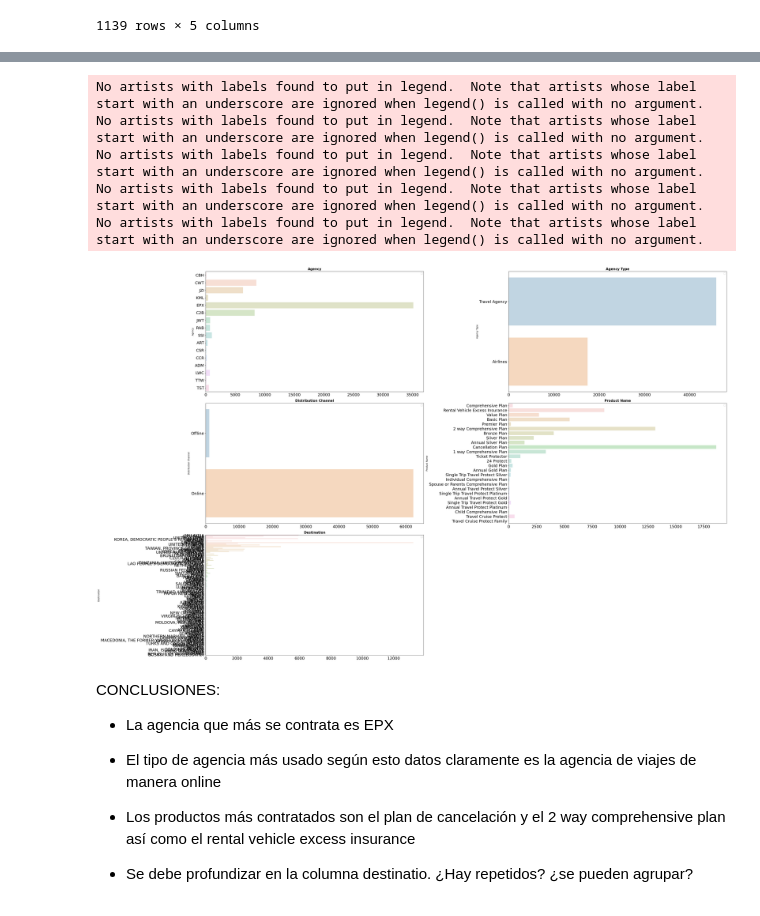
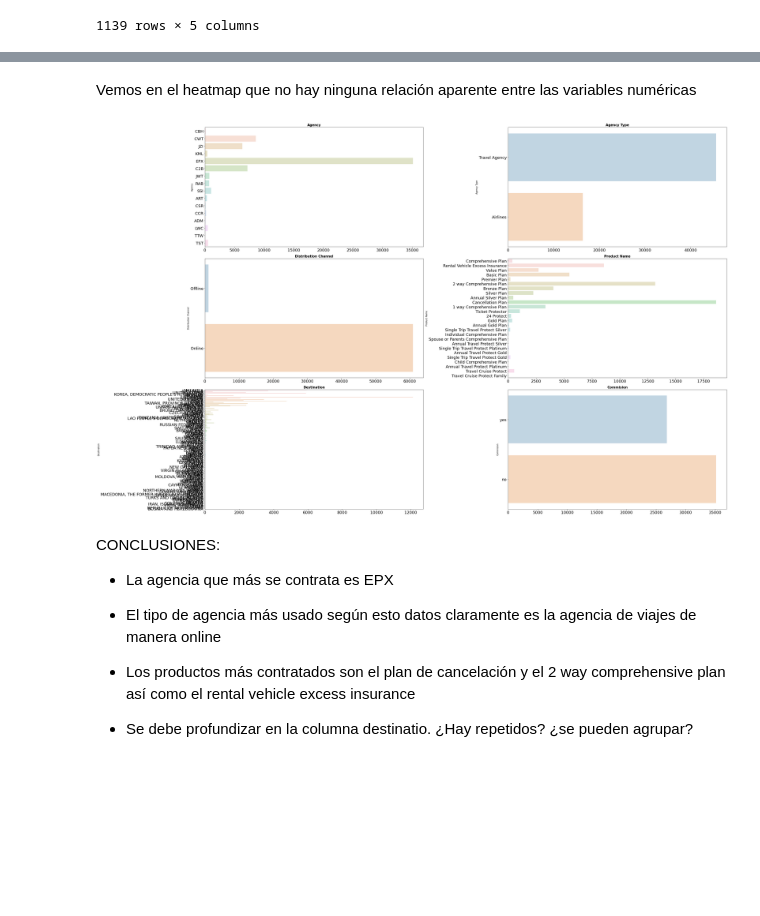
Before and after one commit to NataliaBarquin/Adalab_Pair_programming_5_machine_learning, a Jupyter notebook: Pair_RLO1_EDA.ipynb, the cells around one changed output, grey strips where cells are left out. Drawn from its saved outputs; the diff is of its cells as text; code cells hidden in the pictures; blank space fills up the shorter version.

```diff
--- a/Pair_RLO1_EDA.ipynb
+++ b/Pair_RLO1_EDA.ipynb
@@ -306,6 +306,10 @@ def cat (col):
         return "yes"
 # %%
 df_travel["Commision"] = df_travel["Commision (in value)"].apply(cat)
+# %%
+#Eliminamos la columna original
+
+df_travel = df_travel.drop('Commision (in value)', axis = 1)
 # %%
 # analizamos más a fondo la columna Duration
 
@@ -363,3 +367,25 @@ df_num.stb.freq(["Net Sales"])
 | 1137 | -357.5 | 1 | 0.001579 | 63325 | 99.998421 |
 | 1138 | -389.0 | 1 | 0.001579 | 63326 | 100.000000 |
 1139 rows × 5 columns
+# %%
+#Sustituimos los Outliers de las columnas Net Sales y Comission por la mediana
+
+
+#calculamos los cuartiles Q1 y Q3
+Q1 = np.nanpercentile(df_travel['Net Sales'], 25)
+Q3 = np.nanpercentile(df_travel['Net Sales'], 75)
+
+# calculamos el rango intercuartil
+IQR = Q3 - Q1
+# calculamos los límites
+outlier_step = 1.5 * IQR
+# filtramos nuestro dataframe para indentificar los outliers
+outliers_data = df_travel[(df_travel['Net Sales'] < Q1 - outlier_step) | (df_travel['Net Sales'] > Q3 + outlier_step)]
+
+#Sacamos la lista de los indices del dataframe con los outliers
+lista_net = list(outliers_data.index)
+# %%
+media_net = df_travel['Net Sales'].mean()
+
+for element in lista_net:
+    df_travel.loc[element, 'Net Sales'] = media_net
@@ -372,33 +403,33 @@ sns.heatmap(df_num.corr(), cmap="viridis", annot= True)
 [figure]
+# %% [markdown]
+Vemos en el heatmap que no hay ninguna relación aparente entre las variables numéricas
+# %%
+#Volvemos a crear los dataframe de categóricas y numéricas, después de categorizar la columna Comission
+
+df_cat = df_travel.select_dtypes(exclude= np.number)
+df_num = df_travel.select_dtypes(include= np.number)
 # %%
 # CATEGÓRICAS:
 
 fig, axes = plt.subplots(nrows = 3, ncols = 2, figsize = (40, 25))
 axes = axes.flat
 
 columnas_cat = df_cat.drop("Claim", axis= 1).columns
 
 for i, colum in enumerate(columnas_cat):
     sns.countplot(
         data = df_travel,
         y = colum,
         alpha = 0.3,
         ax = axes[i])
 
     axes[i].set_title(colum, fontsize = 15, fontweight = "bold")
     axes[i].tick_params(labelsize = 18)
     axes[i].set_xlabel("")
-    axes[i].legend(loc= "upper right")
 
-fig.tight_layout()
-fig.delaxes(axes[-1]);
+fig.tight_layout();
 # %% [output]
-No artists with labels found to put in legend.  Note that artists whose label start with an underscore are ignored when legend() is called with no argument.
-No artists with labels found to put in legend.  Note that artists whose label start with an underscore are ignored when legend() is called with no argument.
-No artists with labels found to put in legend.  Note that artists whose label start with an underscore are ignored when legend() is called with no argument.
-No artists with labels found to put in legend.  Note that artists whose label start with an underscore are ignored when legend() is called with no argument.
-No artists with labels found to put in legend.  Note that artists whose label start with an underscore are ignored when legend() is called with no argument.
-[figure, old version]
+[figure, new version]
 # %% [markdown]
 CONCLUSIONES:
 
```
Also changed, not shown: parts of 21 cells of this notebook, 5 other files.
